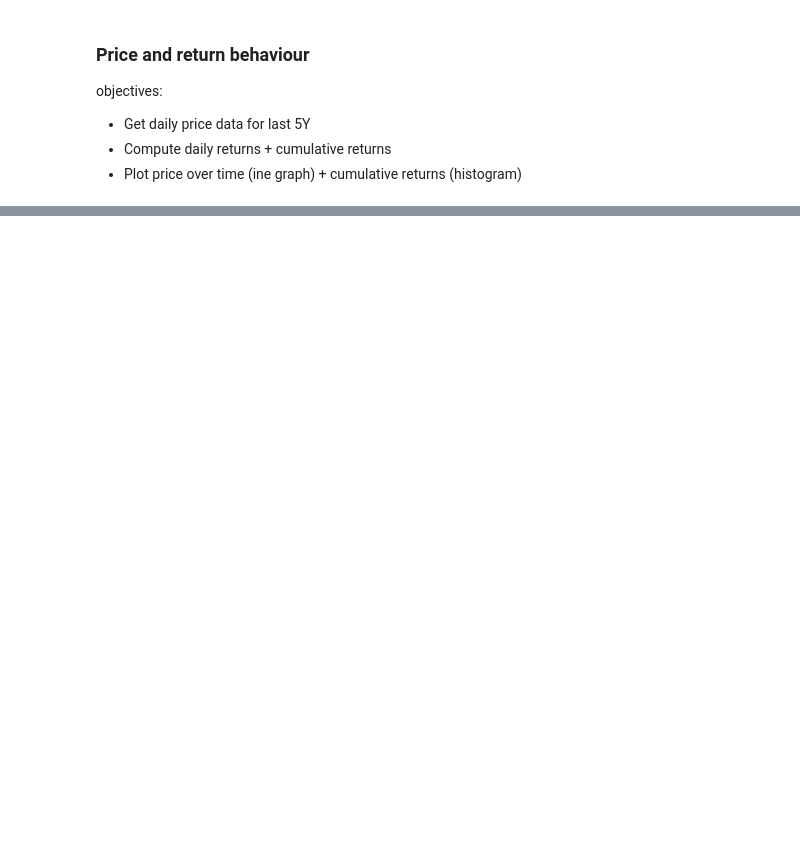
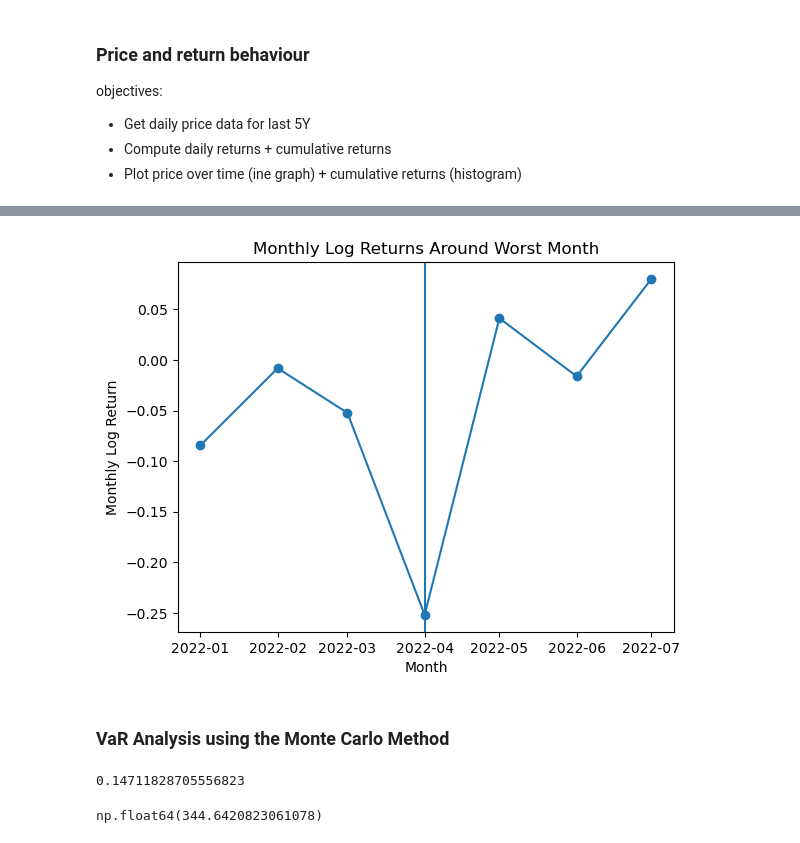
Before and after one commit to auppal1/TTWO-Stock-analysis, a Jupyter notebook: TTWO_analysis.ipynb, the cells around one changed output, grey strips where cells are left out. Saved outputs shown, nothing was run; the diff lists cells and outputs as text; code cells hidden in the pictures; blank space fills up the shorter version.

Commit message:
Calculated month with lowest returns, and began calculation of VaR using Monte Carlo method

```diff
--- a/TTWO_analysis.ipynb
+++ b/TTWO_analysis.ipynb
@@ -94 +138,10 @@ log_daily_returns.sort_values('TTWO', ascending=False)
 1254 rows × 1 columns
+# %%
+# wmp = worst monthly period
+wmp_df = log_daily_returns.copy()
+wmp_df.index = pd.to_datetime(wmp_df.index)
+
+monthly_log_returns = wmp_df['TTWO'].resample('MS').sum()
+
+worst_month = monthly_log_returns.idxmin()
+worst_month
@@ -94,0 +150,22 @@ log_daily_returns.sort_values('TTWO', ascending=False)
+# %%
+# Histogram of monthly period +- 3months
+
+window = monthly_log_returns.loc[
+    worst_month - pd.DateOffset(months=3) :
+    worst_month + pd.DateOffset(months=3)
+]
+
+x = range(len(window))
+x = [i - x[len(x)//2] for i in x]
+
+plt.figure()
+plt.plot(window.index, window.values, marker='o')
+plt.axvline(worst_month)
+plt.title("Monthly Log Returns Around Worst Month")
+plt.xlabel("Month")
+plt.ylabel("Monthly Log Return")
+plt.show()
+# %% [output]
+[figure, added]
+# %% [markdown]
+### VaR Analysis using the Monte Carlo Method
@@ -94,0 +189,12 @@ log_daily_returns.sort_values('TTWO', ascending=False)
+# %%
+returns = log_daily_returns['TTWO'].dropna()
+
+returns.describe()
+returns.abs().max()
+# %% [output]
+0.14711828705556823
+# %%
+VaR_mc = np.percentile(simulated_monthly, (1-c_interval)*100)
+VaR_mc
+# %% [output]
+np.float64(344.6420823061078)
```
Also changed, not shown: parts of 15 cells of this notebook.
